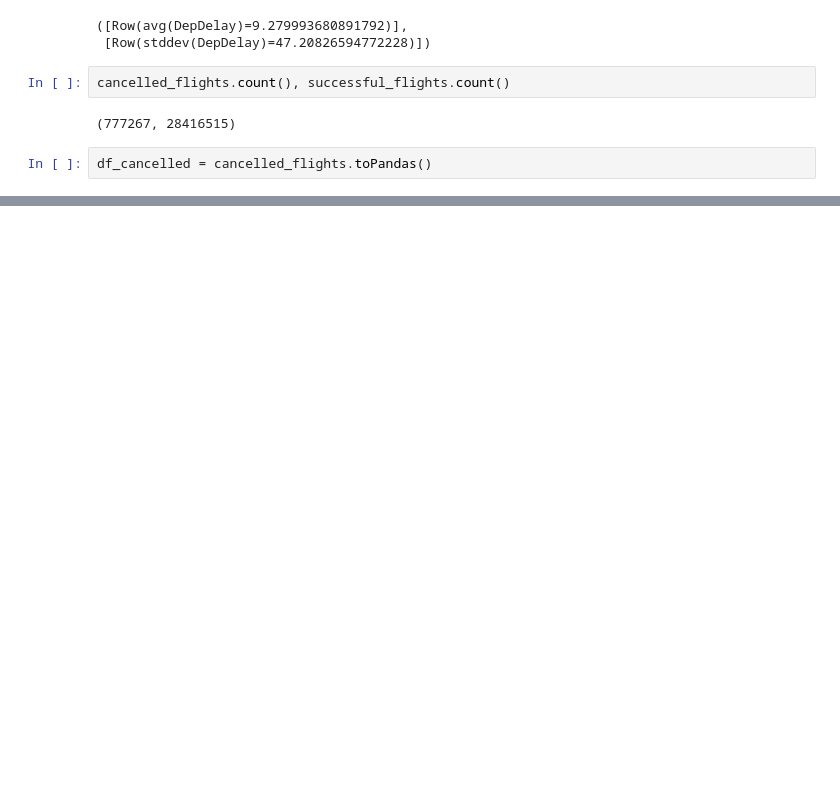
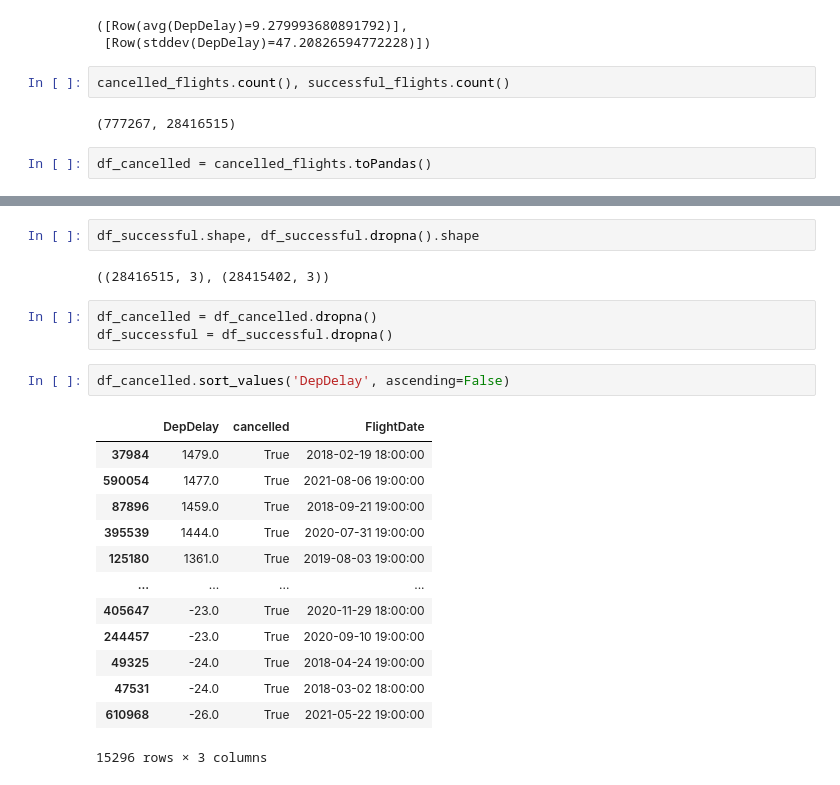
Before and after one commit to lui91/data-lakehouse, a Jupyter notebook: notebooks/pyspark_flight_analysis.ipynb, the cells around one changed output, grey strips where cells are left out. Drawn from its saved outputs; the diff is of its cells as text; blank space fills up the shorter version.

```diff
--- a/notebooks/pyspark_flight_analysis.ipynb
+++ b/notebooks/pyspark_flight_analysis.ipynb
@@ -316,0 +309,23 @@ TypeError: scatter() missing 2 required positional arguments: 'x' and 'y'
+# %%
+df_successful.shape, df_successful.dropna().shape
+# %% [output]
+((28416515, 3), (28415402, 3))
+# %%
+df_cancelled = df_cancelled.dropna()
+df_successful = df_successful.dropna()
+# %%
+df_cancelled.sort_values('DepDelay', ascending=False)
+# %% [output]
+|  | DepDelay | cancelled | FlightDate |
+| 37984 | 1479.0 | True | 2018-02-19 18:00:00 |
+| 590054 | 1477.0 | True | 2021-08-06 19:00:00 |
+| 87896 | 1459.0 | True | 2018-09-21 19:00:00 |
+| 395539 | 1444.0 | True | 2020-07-31 19:00:00 |
+| 125180 | 1361.0 | True | 2019-08-03 19:00:00 |
+| ... | ... | ... | ... |
+| 405647 | -23.0 | True | 2020-11-29 18:00:00 |
+| 244457 | -23.0 | True | 2020-09-10 19:00:00 |
+| 49325 | -24.0 | True | 2018-04-24 19:00:00 |
+| 47531 | -24.0 | True | 2018-03-02 18:00:00 |
+| 610968 | -26.0 | True | 2021-05-22 19:00:00 |
+15296 rows × 3 columns
```
Also changed, not shown: parts of 18 cells of this notebook.
